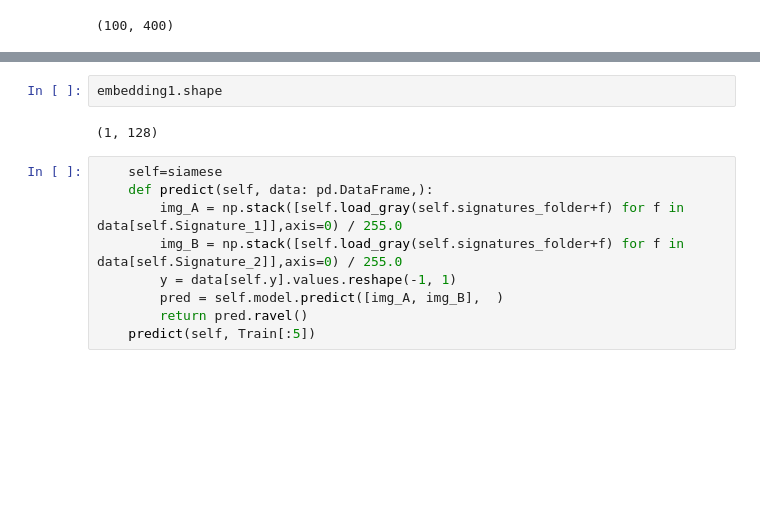
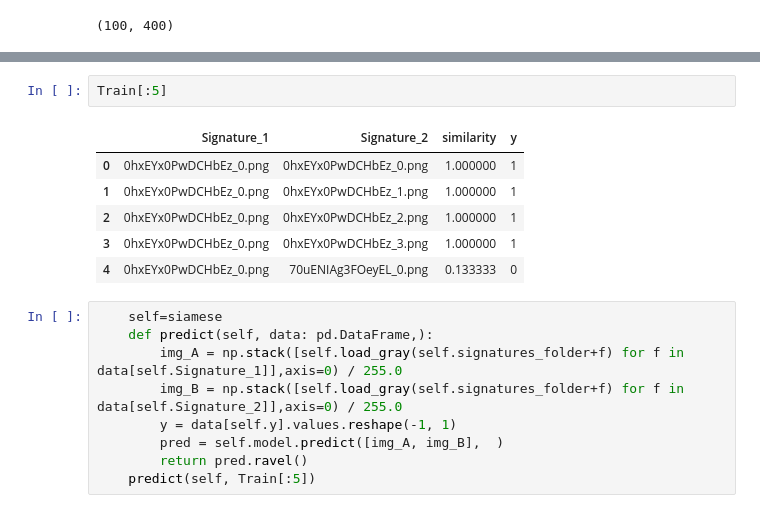
Before and after one commit to raufgiwa-scikits/SimpliLearn, a Jupyter notebook: Process.ipynb, the cells around one changed output, grey strips where cells are left out. Saved outputs shown, nothing was run; the diff lists cells and outputs as text; blank space fills up the shorter version.

```diff
--- a/Process.ipynb
+++ b/Process.ipynb
@@ -422,7 +61,12 @@ embedding2 = encoder.predict(img2)
-# %%
-embedding1.shape
-# %% [output]
-(1, 128)
+# %%
+Train[:5]
+# %% [output]
+|  | Signature_1 | Signature_2 | similarity | y |
+| 0 | 0hxEYx0PwDCHbEz_0.png | 0hxEYx0PwDCHbEz_0.png | 1.000000 | 1 |
+| 1 | 0hxEYx0PwDCHbEz_0.png | 0hxEYx0PwDCHbEz_1.png | 1.000000 | 1 |
+| 2 | 0hxEYx0PwDCHbEz_0.png | 0hxEYx0PwDCHbEz_2.png | 1.000000 | 1 |
+| 3 | 0hxEYx0PwDCHbEz_0.png | 0hxEYx0PwDCHbEz_3.png | 1.000000 | 1 |
+| 4 | 0hxEYx0PwDCHbEz_0.png | 70uENIAg3FOeyEL_0.png | 0.133333 | 0 |
 # %%
     self=siamese
     def predict(self, data: pd.DataFrame,):
```
Also changed, not shown: parts of 25 cells of this notebook.
